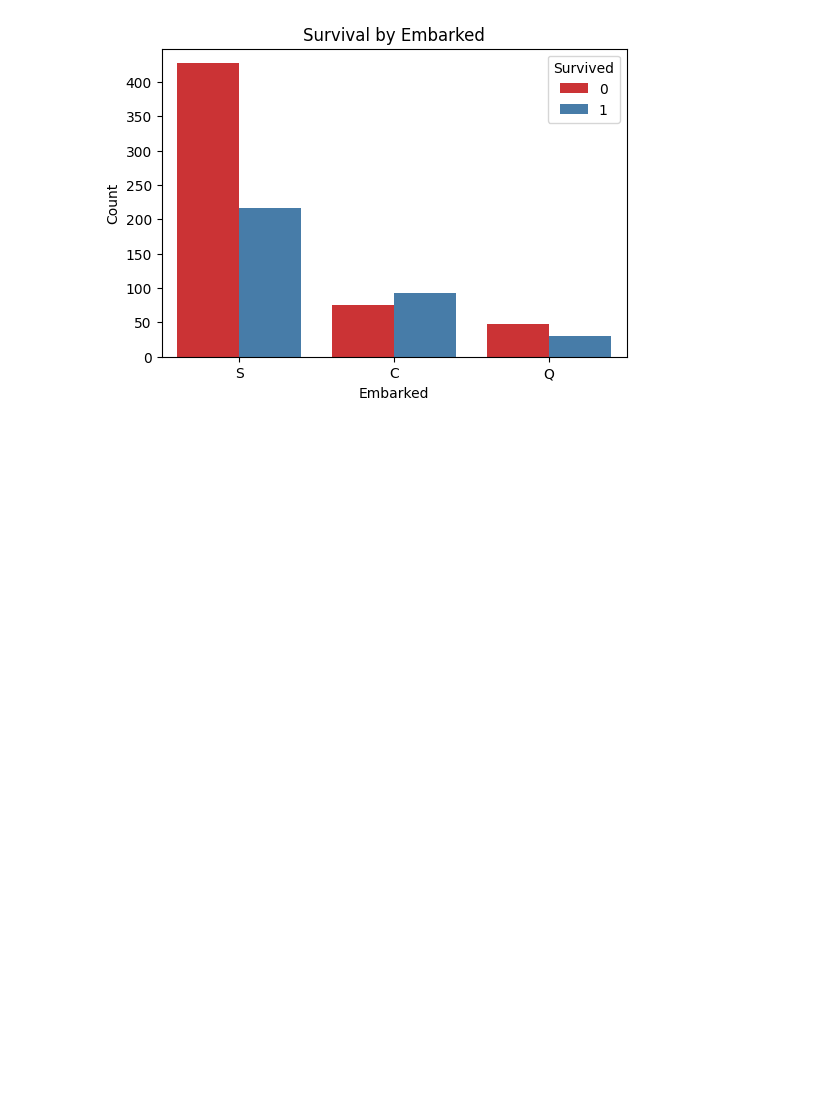
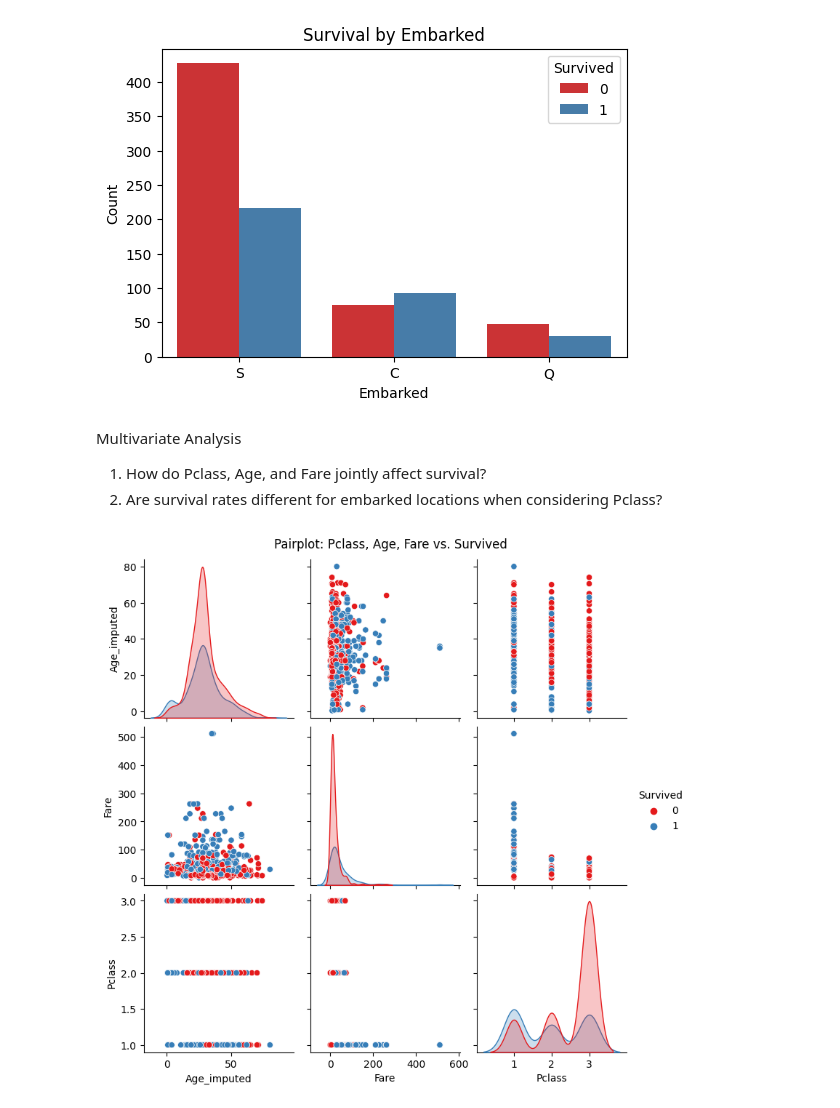
Before and after one commit to Wuodmadam/Kaggle-notebook-Titanic, a Jupyter notebook: TitanicDataset.ipynb, the cells around one changed output. Drawn from its saved outputs; the diff is of its cells as text; code cells hidden in the pictures; blank space fills up the shorter version.

```diff
--- a/TitanicDataset.ipynb
+++ b/TitanicDataset.ipynb
@@ -192,3 +204,15 @@ plt.ylabel('Count')
 plt.show()
 # %% [output]
 [figure]
+# %% [markdown]
+Multivariate Analysis
+
+1. How do Pclass, Age, and Fare jointly affect survival?
+2. Are survival rates different for embarked locations when considering Pclass?
+# %%
+# Pclass, Age, Fare vs. Survived (pairplot for numerical features)
+sns.pairplot(df[['Age_imputed', 'Fare', 'Pclass', 'Survived']], hue='Survived', palette='Set1')
+plt.suptitle('Pairplot: Pclass, Age, Fare vs. Survived', y=1.02)
+plt.show()
+# %% [output]
+[figure, added]
```
Also changed, not shown: parts of 9 cells of this notebook.
